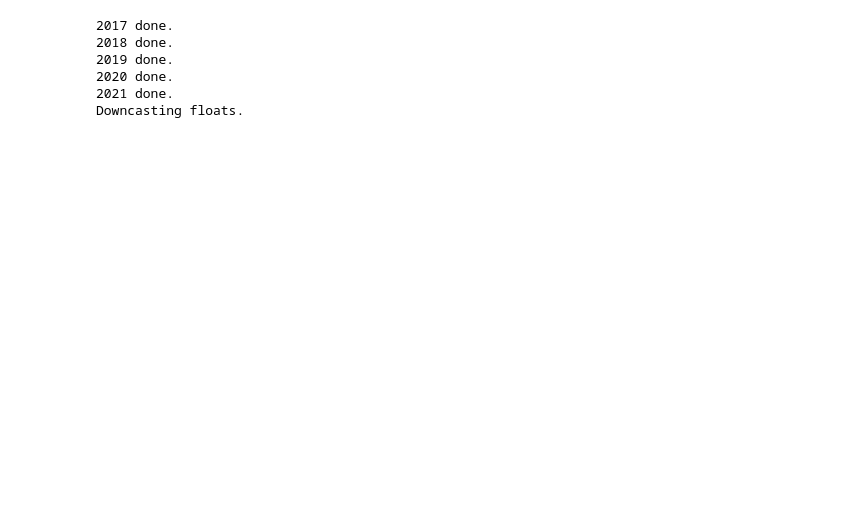
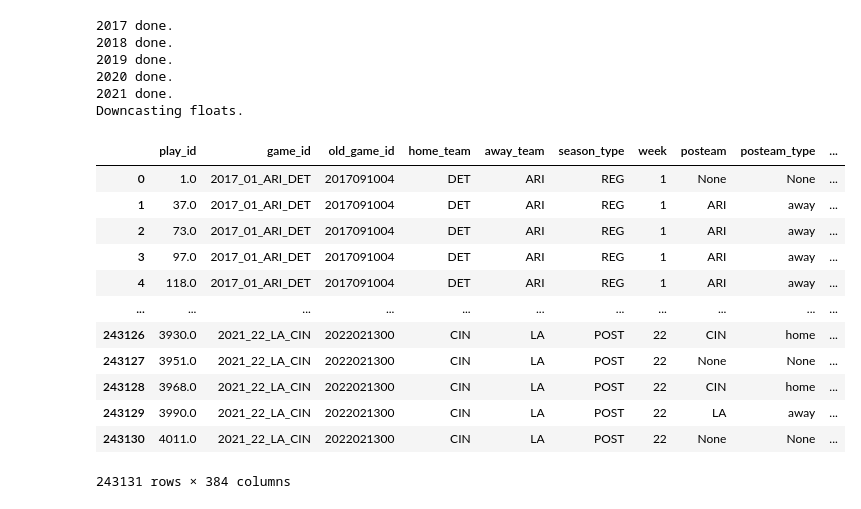
Before and after one commit to nick-smith-87/NFL_Momentum_Research, a Jupyter notebook: Punt research/Punt_Return_Research_5yrs.ipynb, the cells around one changed output. Cells and saved outputs as stored; diff of their text form; code cells hidden in the pictures; blank space fills up the shorter version.

```diff
--- a/Punt_Return_Research_5yrs.ipynb
+++ b/Punt research/Punt_Return_Research_5yrs.ipynb
@@ -12,8 +12,23 @@ full_data = nfl.import_pbp_data([2017, 2018, 2019, 2020, 2021], downcast=True, c
 2021 done.
 Downcasting floats.
 # %%
-pd.set_option('display.max_rows', None)
+#pd.set_option('display.max_rows', None)
 pd.set_option('display.max_columns', None)
+full_data
+# %% [output]
+|  | play_id | game_id | old_game_id | home_team | away_team | season_type | week | posteam | posteam_type | ... |
+| 0 | 1.0 | 2017_01_ARI_DET | 2017091004 | DET | ARI | REG | 1 | None | None | ... |
+| 1 | 37.0 | 2017_01_ARI_DET | 2017091004 | DET | ARI | REG | 1 | ARI | away | ... |
+| 2 | 73.0 | 2017_01_ARI_DET | 2017091004 | DET | ARI | REG | 1 | ARI | away | ... |
+| 3 | 97.0 | 2017_01_ARI_DET | 2017091004 | DET | ARI | REG | 1 | ARI | away | ... |
+| 4 | 118.0 | 2017_01_ARI_DET | 2017091004 | DET | ARI | REG | 1 | ARI | away | ... |
+| ... | ... | ... | ... | ... | ... | ... | ... | ... | ... | ... |
+| 243126 | 3930.0 | 2021_22_LA_CIN | 2022021300 | CIN | LA | POST | 22 | CIN | home | ... |
+| 243127 | 3951.0 | 2021_22_LA_CIN | 2022021300 | CIN | LA | POST | 22 | None | None | ... |
+| 243128 | 3968.0 | 2021_22_LA_CIN | 2022021300 | CIN | LA | POST | 22 | CIN | home | ... |
+| 243129 | 3990.0 | 2021_22_LA_CIN | 2022021300 | CIN | LA | POST | 22 | LA | away | ... |
+| 243130 | 4011.0 | 2021_22_LA_CIN | 2022021300 | CIN | LA | POST | 22 | None | None | ... |
+243131 rows × 384 columns
 # %%
 newData = full_data[['game_date', 'play_id', 'play_type_nfl', 'punt_inside_twenty', 'game_id', 'possession_team', 'home_team', 'away_team', 'home_score', 'away_score', 'total_home_score', 'total_away_score', 'wp', 'game_half', 'game_seconds_remaining', 'play_type', 'def_wp', 'return_yards', 'return_touchdown']]
 newData = newData.rename(columns={"wp": "win_percentage", "def_wp": "defense_win_percentage"})
```
Also changed, not shown: 17 other files.
